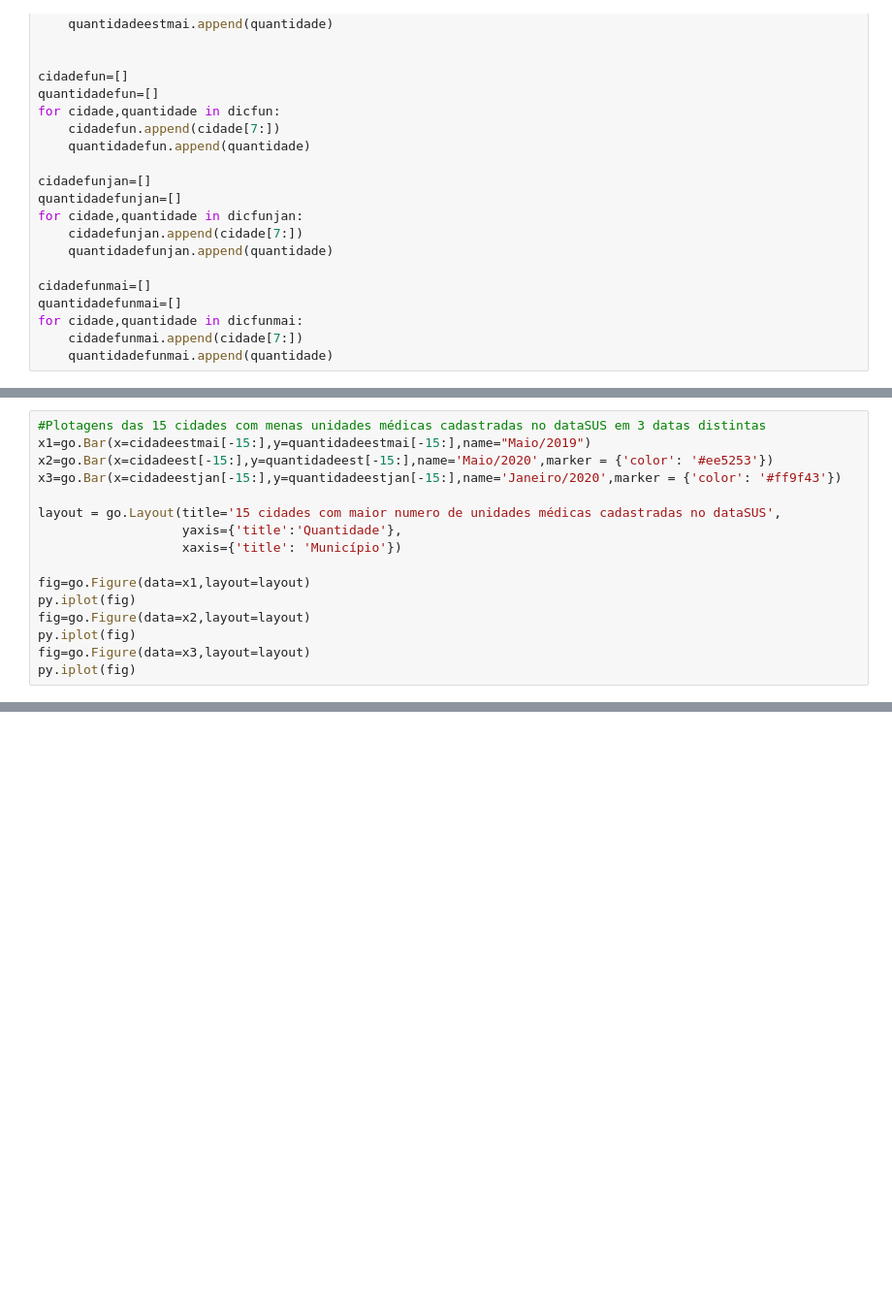
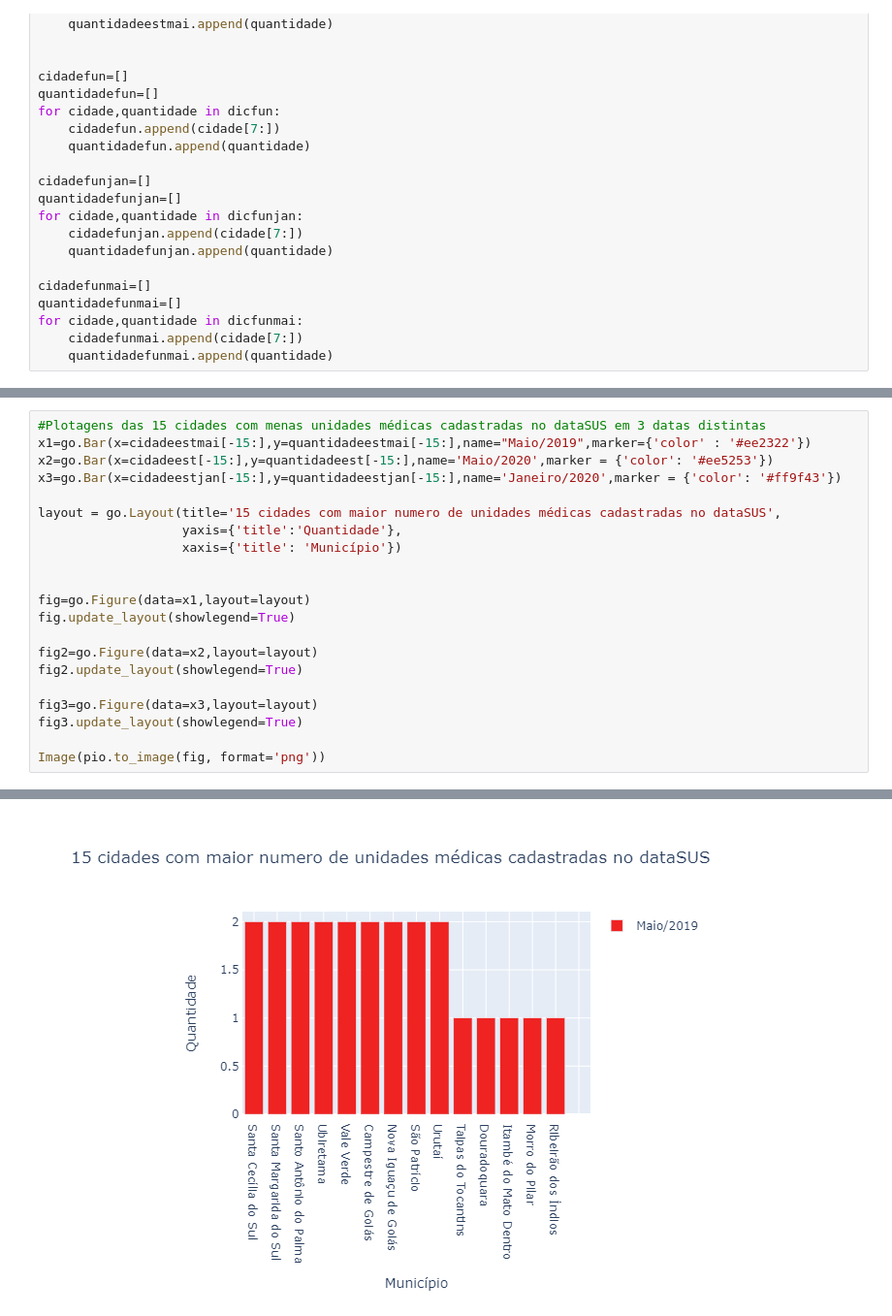
Before and after one commit to MaguinhoD/An-lise-de-dados-do-SUS-por-Estabelecimento-m-dico-e-Funcion-rios, a Jupyter notebook: ANALISE DE DADOS SAUDE.ipynb, the cells around one changed output, grey strips where cells are left out. Shown: that part at 97% size. Saved outputs shown, nothing was run; the diff lists cells and outputs as text; blank space fills up the shorter version.

```diff
--- a/ANALISE DE DADOS SAUDE.ipynb
+++ b/ANALISE DE DADOS SAUDE.ipynb
@@ -116,6 +120,6 @@ py.iplot(fig)
 # %%
 #Plotagens das 15 cidades com menas unidades médicas cadastradas no dataSUS em 3 datas distintas
-x1=go.Bar(x=cidadeestmai[-15:],y=quantidadeestmai[-15:],name="Maio/2019")
+x1=go.Bar(x=cidadeestmai[-15:],y=quantidadeestmai[-15:],name="Maio/2019",marker={'color' : '#ee2322'})
 x2=go.Bar(x=cidadeest[-15:],y=quantidadeest[-15:],name='Maio/2020',marker = {'color': '#ee5253'})
 x3=go.Bar(x=cidadeestjan[-15:],y=quantidadeestjan[-15:],name='Janeiro/2020',marker = {'color': '#ff9f43'})
 
@@ -123,10 +127,15 @@ layout = go.Layout(title='15 cidades com maior numero de unidades médicas cadas
                    yaxis={'title':'Quantidade'},
                    xaxis={'title': 'Município'})
 
+
 fig=go.Figure(data=x1,layout=layout)
-py.iplot(fig)
-fig=go.Figure(data=x2,layout=layout)
-py.iplot(fig)
-fig=go.Figure(data=x3,layout=layout)
-py.iplot(fig)
+fig.update_layout(showlegend=True)
+
+fig2=go.Figure(data=x2,layout=layout)
+fig2.update_layout(showlegend=True)
+
+fig3=go.Figure(data=x3,layout=layout)
+fig3.update_layout(showlegend=True)
+
+Image(pio.to_image(fig, format='png'))
 # %% [output]
@@ -135,0 +142 @@ py.iplot(fig)
+[figure, added]
```
Also changed, not shown: parts of 9 cells of this notebook.
